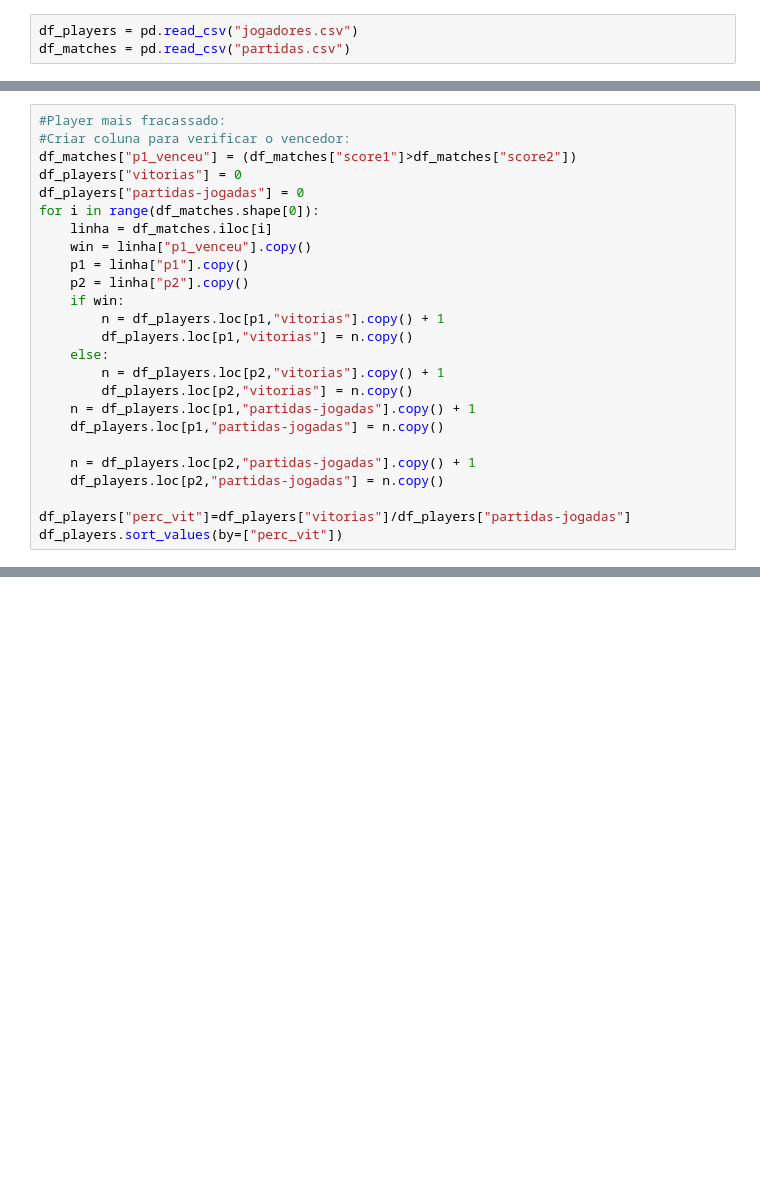
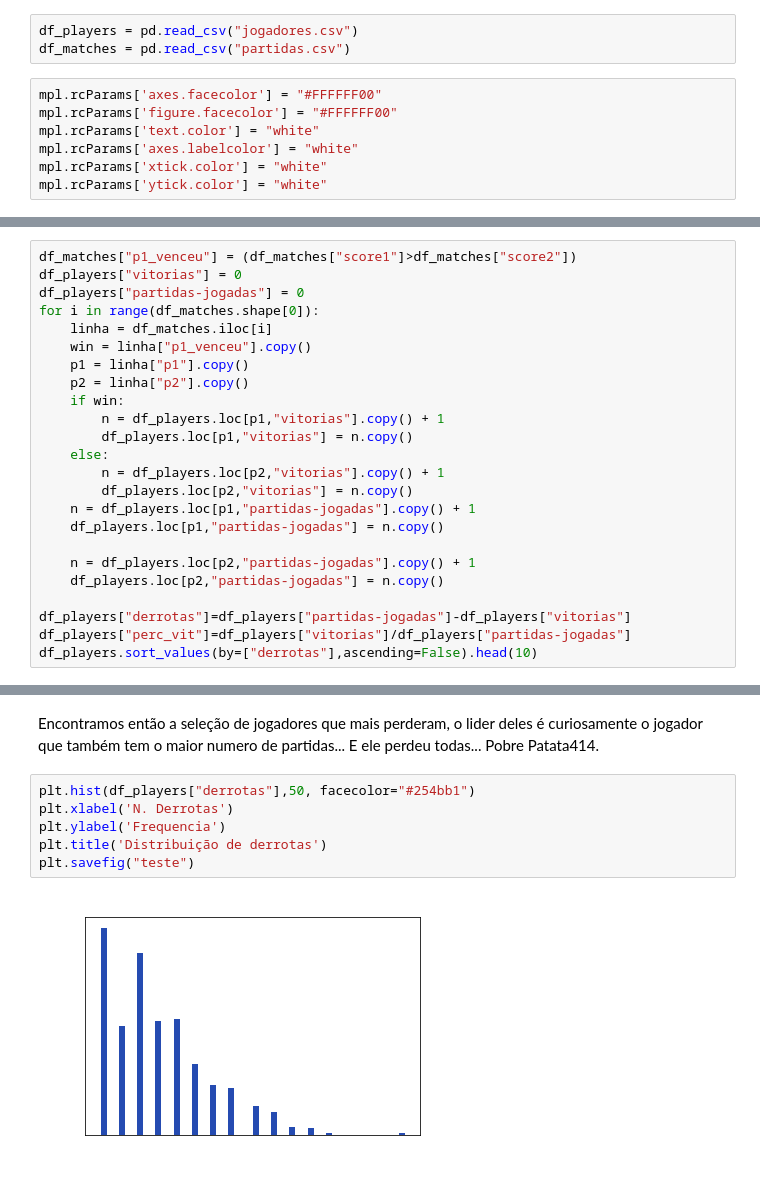
Before and after one commit to GustavoSanches55/pong2, a Jupyter notebook: pong/treuke/analise/analise.ipynb, the cells around one changed output, grey strips where cells are left out. Drawn from its saved outputs; the diff is of its cells as text; blank space fills up the shorter version.

```diff
--- a/pong/treuke/analise/analise.ipynb
+++ b/pong/treuke/analise/analise.ipynb
@@ -5,5 +10,12 @@ import matplotlib.pyplot as plt
 # %%
 df_players = pd.read_csv("jogadores.csv")
 df_matches = pd.read_csv("partidas.csv")
+# %%
+mpl.rcParams['axes.facecolor'] = "#FFFFFF00"
+mpl.rcParams['figure.facecolor'] = "#FFFFFF00"
+mpl.rcParams['text.color'] = "white"
+mpl.rcParams['axes.labelcolor'] = "white"
+mpl.rcParams['xtick.color'] = "white"
+mpl.rcParams['ytick.color'] = "white"
 # %%
 df_players = df_players[["nome","rank","idade","email"]]
@@ -31,6 +24,4 @@ plt.show()
 # %%
-#Player mais fracassado:
-#Criar coluna para verificar o vencedor:
 df_matches["p1_venceu"] = (df_matches["score1"]>df_matches["score2"])
 df_players["vitorias"] = 0
 df_players["partidas-jogadas"] = 0
@@ -51,6 +42,7 @@ for i in range(df_matches.shape[0]):
     n = df_players.loc[p2,"partidas-jogadas"].copy() + 1
     df_players.loc[p2,"partidas-jogadas"] = n.copy()
 
+df_players["derrotas"]=df_players["partidas-jogadas"]-df_players["vitorias"]
 df_players["perc_vit"]=df_players["vitorias"]/df_players["partidas-jogadas"]
-df_players.sort_values(by=["perc_vit"])
+df_players.sort_values(by=["derrotas"],ascending=False).head(10)
 # %% [output]
@@ -57,0 +60,10 @@ KeyError: 'perc_vit'
+# %% [markdown]
+Encontramos então a seleção de jogadores que mais perderam, o lider deles é curiosamente o jogador que também tem o maior numero de partidas... E ele perdeu todas... Pobre Patata414.
+# %%
+plt.hist(df_players["derrotas"],50, facecolor="#254bb1")
+plt.xlabel('N. Derrotas')
+plt.ylabel('Frequencia')
+plt.title('Distribuição de derrotas')
+plt.savefig("teste")
+# %% [output]
+[figure, added]
```
Also changed, not shown: parts of 10 cells of this notebook, 8 other files.
